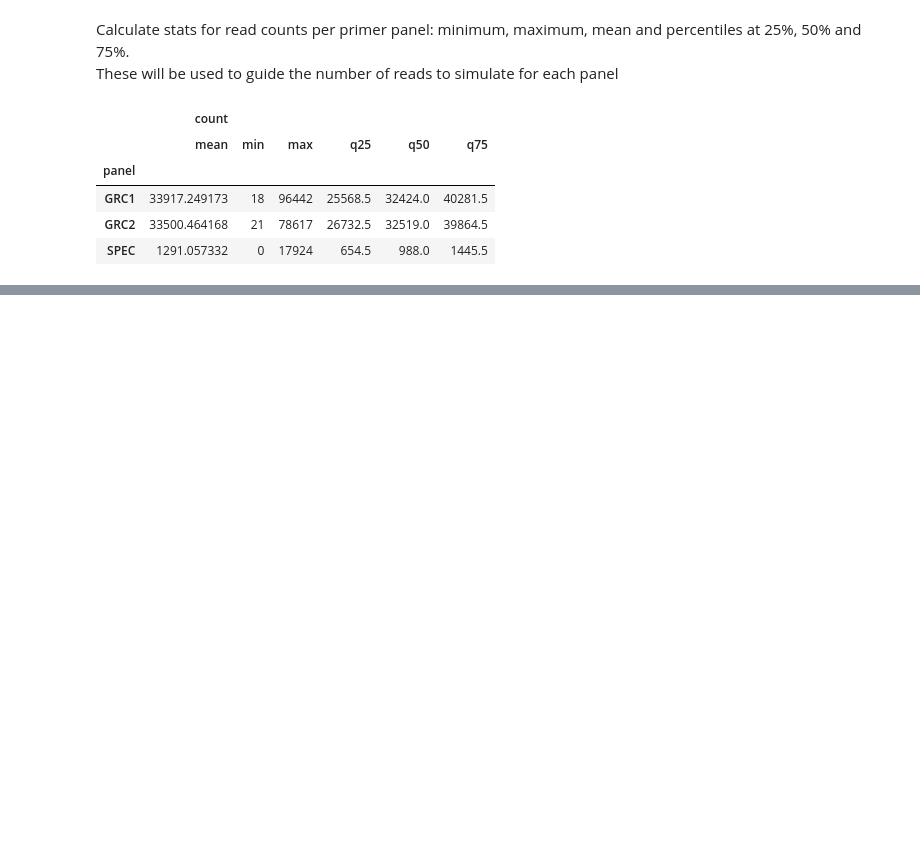
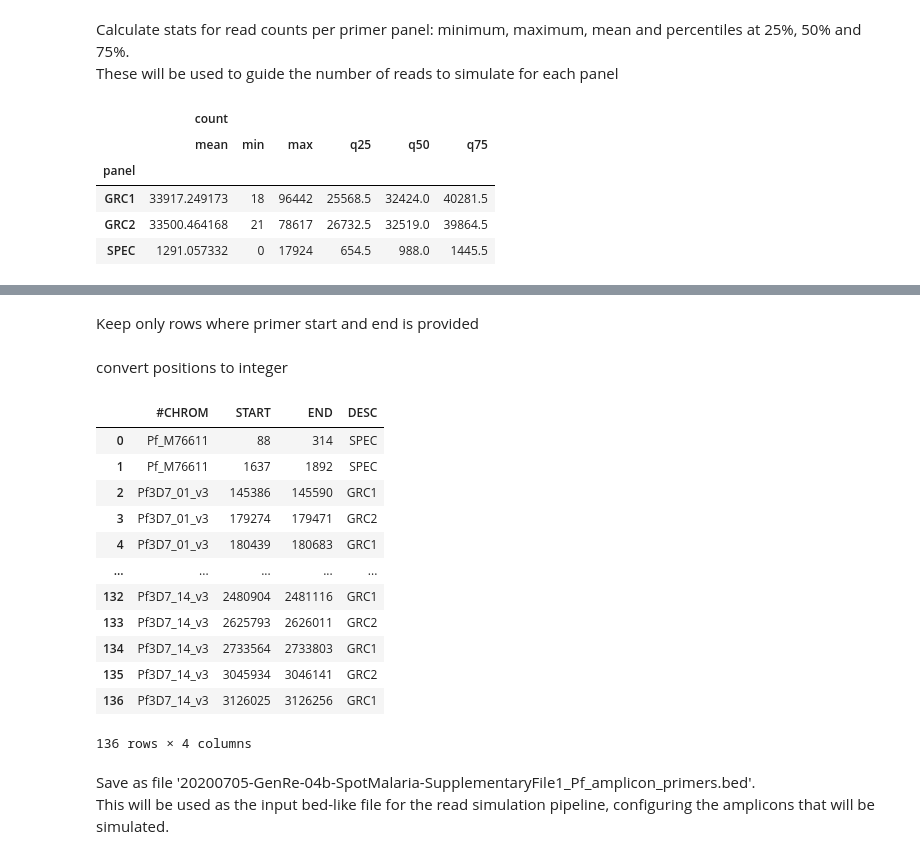
Before and after one commit to advISO-project/validation_malaria, a Jupyter notebook: simulated_data/prepare_read_counts_stats.ipynb, the cells around one changed output, grey strips where cells are left out. Cells and saved outputs as stored; diff of their text form; code cells hidden in the pictures; blank space fills up the shorter version.

```diff
--- a/simulated_data/prepare_read_counts_stats.ipynb
+++ b/simulated_data/prepare_read_counts_stats.ipynb
@@ -124,0 +169,31 @@ counts_df.groupby('panel').agg({'count': ['mean', 'min','max', q25,q50,q75]})
+# %%
+panel_df['END']=pd.to_numeric(panel_df['END'],errors='coerce')-1
+# %% [markdown]
+Keep only rows where primer start and end is provided
+# %%
+panel_df = panel_df[(panel_df['START'].notna()) & (panel_df['END'].notna())]
+# %% [markdown]
+convert positions to integer
+# %%
+panel_df['START']=panel_df['START'].astype(np.int64)
+# %%
+panel_df['END']=panel_df['END'].astype(np.int64)
+# %%
+panel_df
+# %% [output]
+|  | #CHROM | START | END | DESC |
+| 0 | Pf_M76611 | 88 | 314 | SPEC |
+| 1 | Pf_M76611 | 1637 | 1892 | SPEC |
+| 2 | Pf3D7_01_v3 | 145386 | 145590 | GRC1 |
+| 3 | Pf3D7_01_v3 | 179274 | 179471 | GRC2 |
+| 4 | Pf3D7_01_v3 | 180439 | 180683 | GRC1 |
+| ... | ... | ... | ... | ... |
+| 132 | Pf3D7_14_v3 | 2480904 | 2481116 | GRC1 |
+| 133 | Pf3D7_14_v3 | 2625793 | 2626011 | GRC2 |
+| 134 | Pf3D7_14_v3 | 2733564 | 2733803 | GRC1 |
+| 135 | Pf3D7_14_v3 | 3045934 | 3046141 | GRC2 |
+| 136 | Pf3D7_14_v3 | 3126025 | 3126256 | GRC1 |
+136 rows × 4 columns
+# %% [markdown]
+Save as file '20200705-GenRe-04b-SpotMalaria-SupplementaryFile1_Pf_amplicon_primers.bed'.
+This will be used as the input bed-like file for the read simulation pipeline, configuring the amplicons that will be simulated.
```
Also changed, not shown: parts of 11 cells of this notebook, 2 other files.
